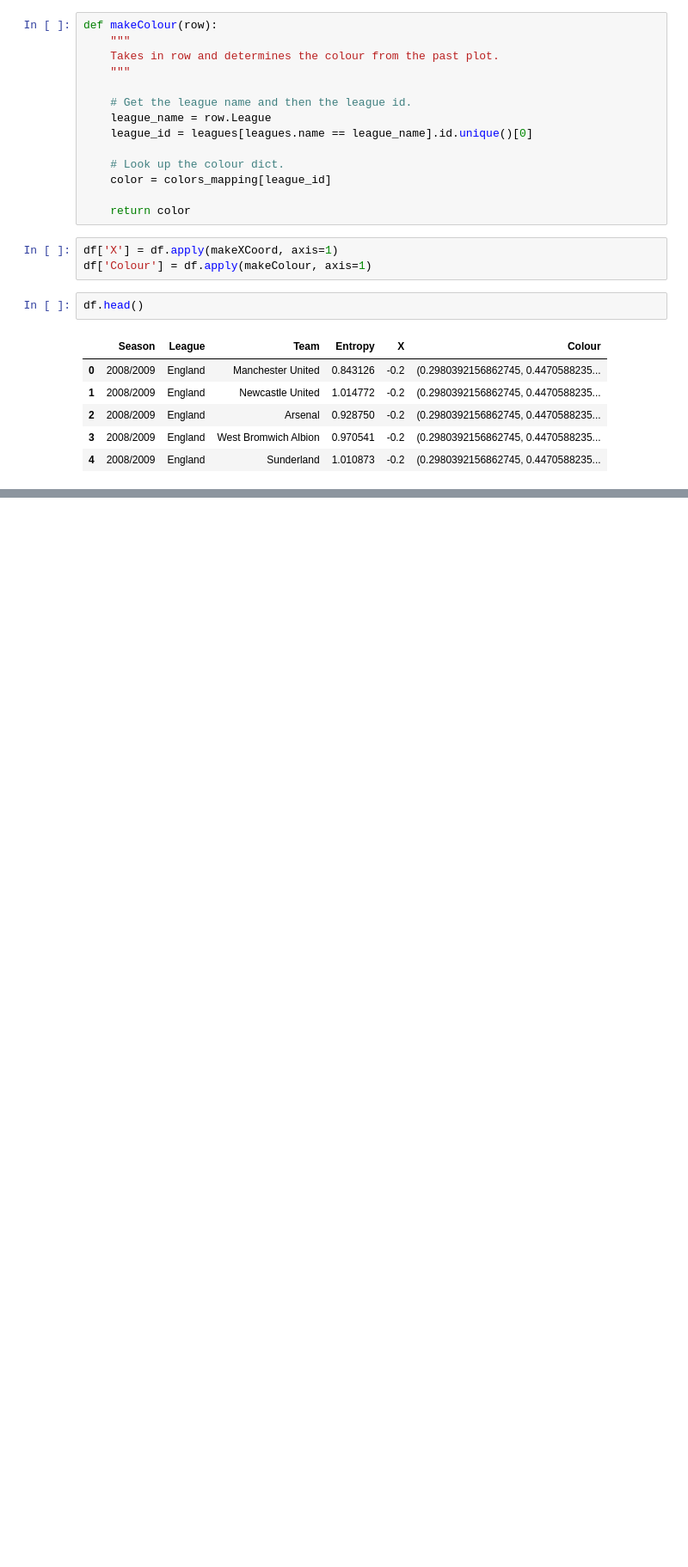
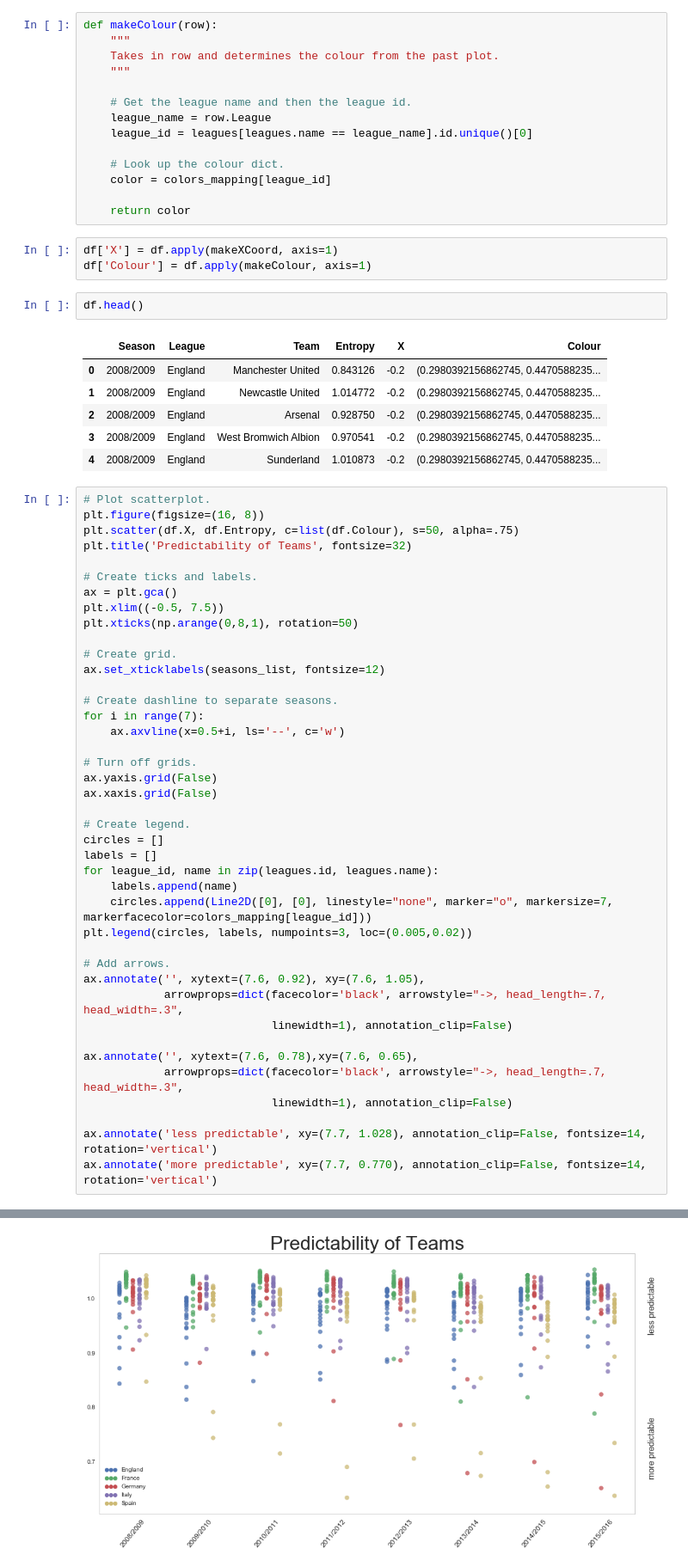
Before and after one commit to robdaly1993/UCDPA_robertdaly, a Jupyter notebook: European _Football_Notebook.ipynb, the cells around one changed output, grey strips where cells are left out. Shown: that part at 86% size. Drawn from its saved outputs; the diff is of its cells as text; blank space fills up the shorter version.

```diff
--- a/European _Football_Notebook.ipynb
+++ b/European _Football_Notebook.ipynb
@@ -385,3 +386,45 @@ df.head()
 | 2 | 2008/2009 | England | Arsenal | 0.928750 | -0.2 | (0.2980392156862745, 0.4470588235... |
 | 3 | 2008/2009 | England | West Bromwich Albion | 0.970541 | -0.2 | (0.2980392156862745, 0.4470588235... |
 | 4 | 2008/2009 | England | Sunderland | 1.010873 | -0.2 | (0.2980392156862745, 0.4470588235... |
+# %%
+# Plot scatterplot.
+plt.figure(figsize=(16, 8))
+plt.scatter(df.X, df.Entropy, c=list(df.Colour), s=50, alpha=.75)
+plt.title('Predictability of Teams', fontsize=32)
+
+# Create ticks and labels.
+ax = plt.gca()
+plt.xlim((-0.5, 7.5))
+plt.xticks(np.arange(0,8,1), rotation=50)
+
+# Create grid.
+ax.set_xticklabels(seasons_list, fontsize=12)
+
+# Create dashline to separate seasons.
+for i in range(7):
+    ax.axvline(x=0.5+i, ls='--', c='w')
+
+# Turn off grids.
+ax.yaxis.grid(False)
+ax.xaxis.grid(False)
+
+# Create legend.
+circles = []
+labels = []
+for league_id, name in zip(leagues.id, leagues.name):
+    labels.append(name)
+    circles.append(Line2D([0], [0], linestyle="none", marker="o", markersize=7, markerfacecolor=colors_mapping[league_id]))
+plt.legend(circles, labels, numpoints=3, loc=(0.005,0.02))
+
+# Add arrows.
+ax.annotate('', xytext=(7.6, 0.92), xy=(7.6, 1.05),
+            arrowprops=dict(facecolor='black', arrowstyle="->, head_length=.7, head_width=.3",
+                            linewidth=1), annotation_clip=False)
+
+ax.annotate('', xytext=(7.6, 0.78),xy=(7.6, 0.65),
+            arrowprops=dict(facecolor='black', arrowstyle="->, head_length=.7, head_width=.3",
+                            linewidth=1), annotation_clip=False)
+
+ax.annotate('less predictable', xy=(7.7, 1.028), annotation_clip=False, fontsize=14, rotation='vertical')
+ax.annotate('more predictable', xy=(7.7, 0.770), annotation_clip=False, fontsize=14, rotation='vertical')
+# %% [output]
@@ -387,0 +432 @@ df.head()
+[figure, added]
```
Also changed, not shown: parts of 6 cells of this notebook.
